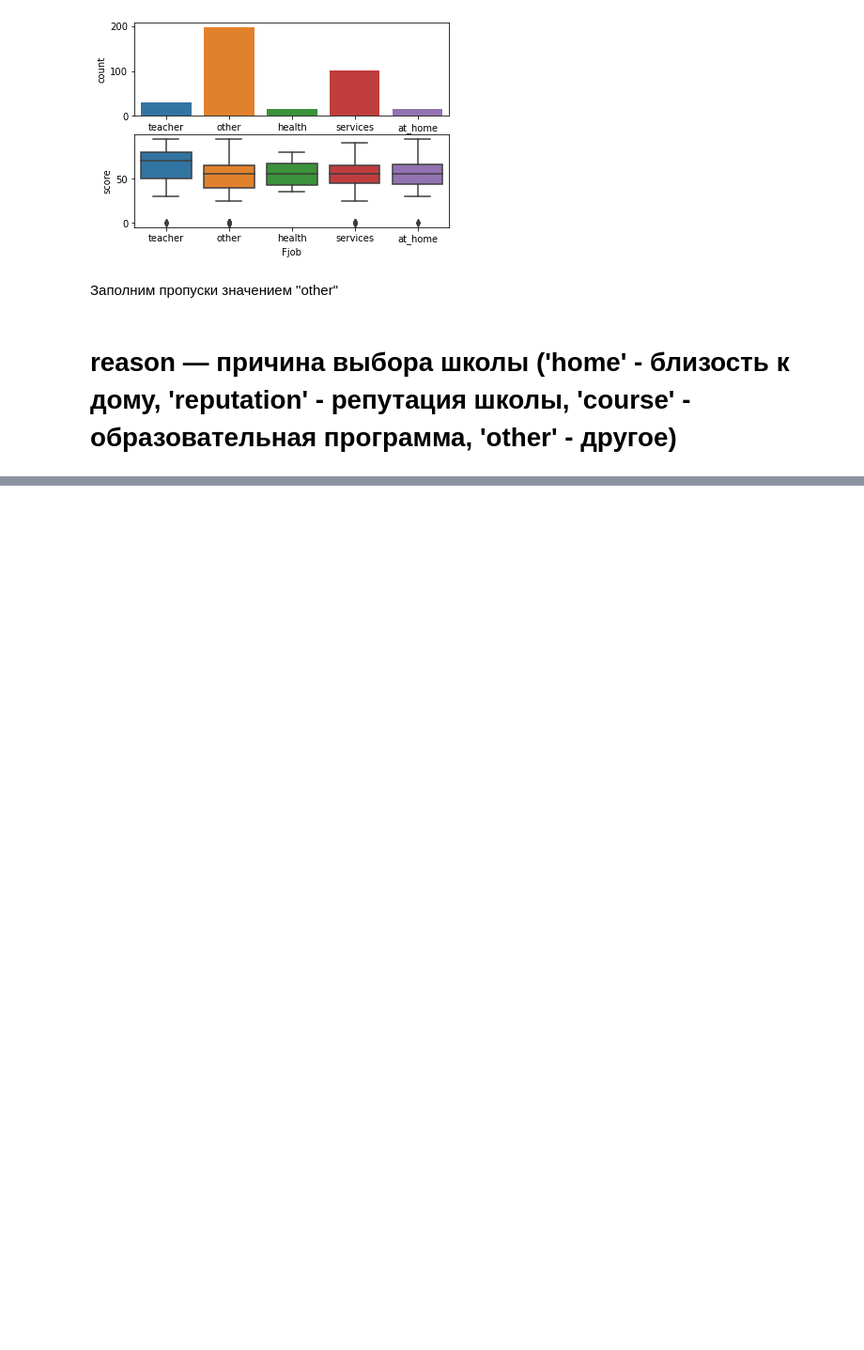
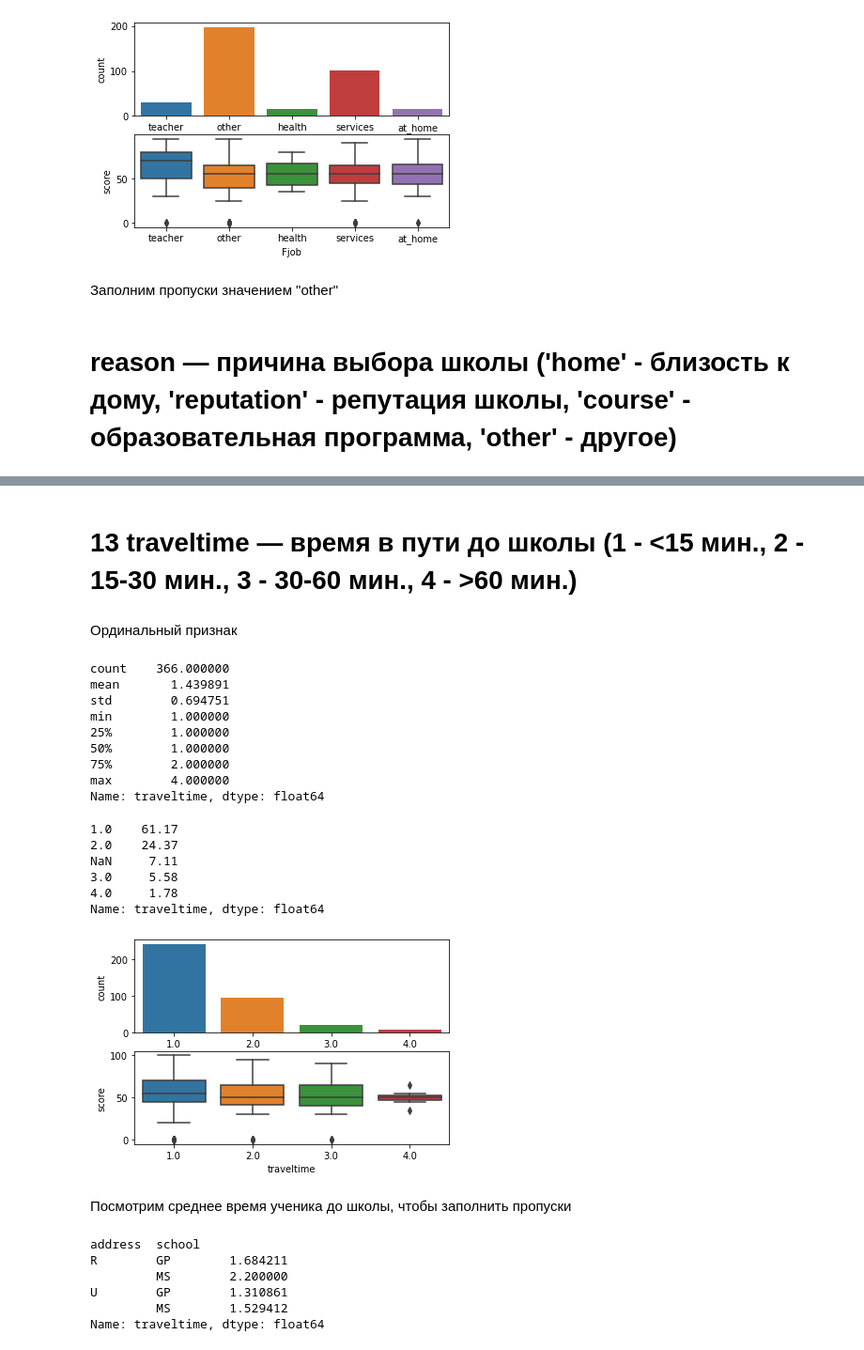
Before and after one commit to gdokuchaev/skillfactory_rds, a Jupyter notebook: module_2/stud_math.ipynb, the cells around one changed output, grey strips where cells are left out. Shown: that part at 94% size. Saved outputs shown, nothing was run; the diff lists cells and outputs as text; code cells hidden in the pictures; blank space fills up the shorter version.

```diff
--- a/module_2/stud_math.ipynb
+++ b/module_2/stud_math.ipynb
@@ -538,0 +603,34 @@ Name: reason, dtype: float64
+# %% [markdown]
+# 13 traveltime — время в пути до школы (1 - <15 мин., 2 - 15-30 мин., 3 - 30-60 мин., 4 - >60 мин.)
+# %% [markdown]
+Ординальный признак
+# %%
+eda_nom('traveltime')
+# %% [output]
+count    366.000000
+mean       1.439891
+std        0.694751
+min        1.000000
+25%        1.000000
+50%        1.000000
+75%        2.000000
+max        4.000000
+Name: traveltime, dtype: float64
+1.0    61.17
+2.0    24.37
+NaN     7.11
+3.0     5.58
+4.0     1.78
+Name: traveltime, dtype: float64
+[figure, added]
+# %% [markdown]
+Посмотрим среднее время ученика до школы, чтобы заполнить пропуски
+# %%
+stud.groupby(['address', 'school']).traveltime.mean()
+# %% [output]
+address  school
+R        GP        1.684211
+         MS        2.200000
+U        GP        1.310861
+         MS        1.529412
+Name: traveltime, dtype: float64
```
Also changed, not shown: parts of 84 cells of this notebook.
